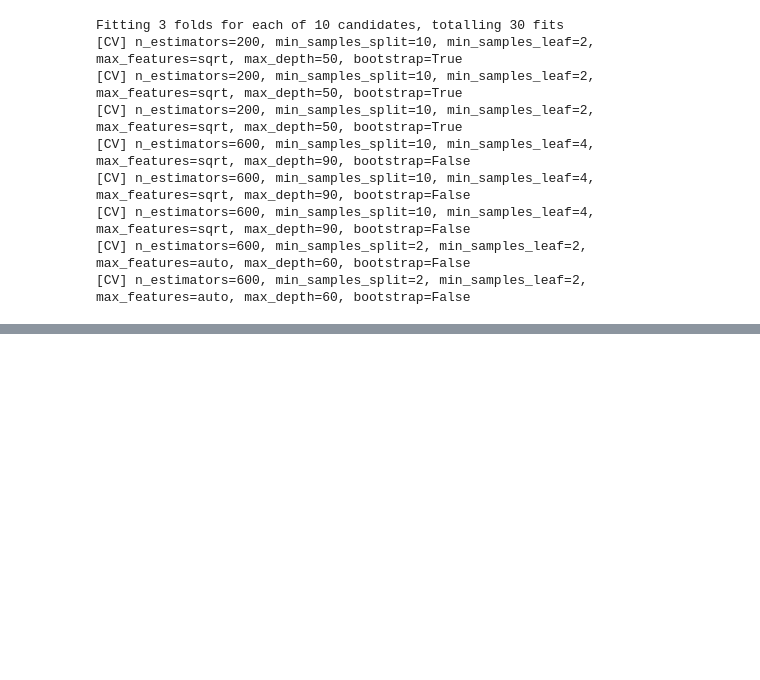
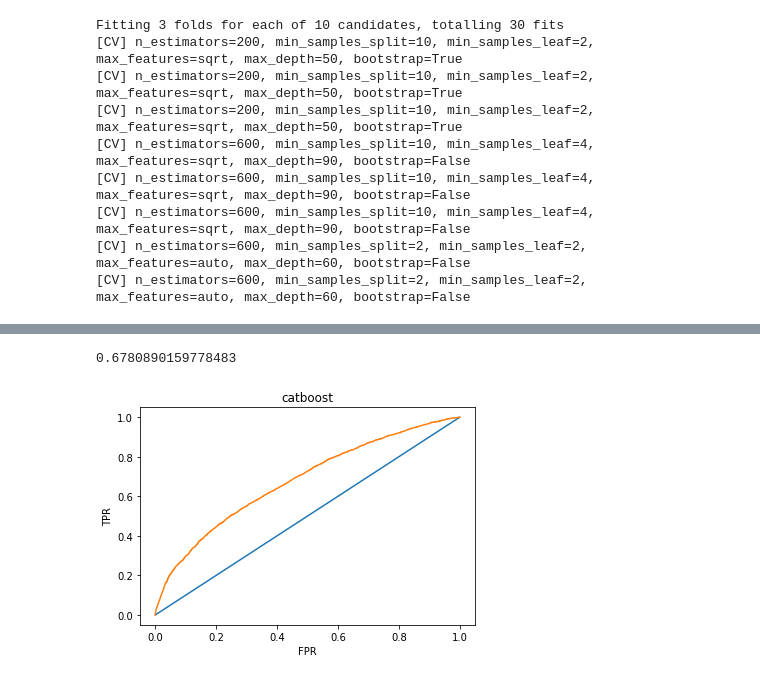
Before and after one commit to iamryanmurray/metis, a Jupyter notebook: 3-McNulty/sgdclassifier.ipynb, the cells around one changed output, grey strips where cells are left out. Cells and saved outputs as stored; diff of their text form; code cells hidden in the pictures; blank space fills up the shorter version.

```diff
--- a/3-McNulty/sgdclassifier.ipynb
+++ b/3-McNulty/sgdclassifier.ipynb
@@ -250,0 +390,18 @@ Fitting 3 folds for each of 10 candidates, totalling 30 fits
+# %%
+preds = cat.predict_proba(X_test)
+# %%
+fpr, tpr,thresh = roc_curve(y_test, preds[:,1])
+roc_auc = auc(fpr, tpr)
+
+plt.figure()
+plt.title('catboost')
+plt.plot([0,1],[0,1])
+plt.plot(fpr,tpr)
+plt.xlabel('FPR')
+plt.ylabel('TPR')
+plt.draw()
+#plt.savefig('random_forest_test_2.eps')
+print(roc_auc)
+# %% [output]
+0.6780890159778483
+[figure, added]
```
Also changed, not shown: parts of 45 cells of this notebook, 14 other files.
